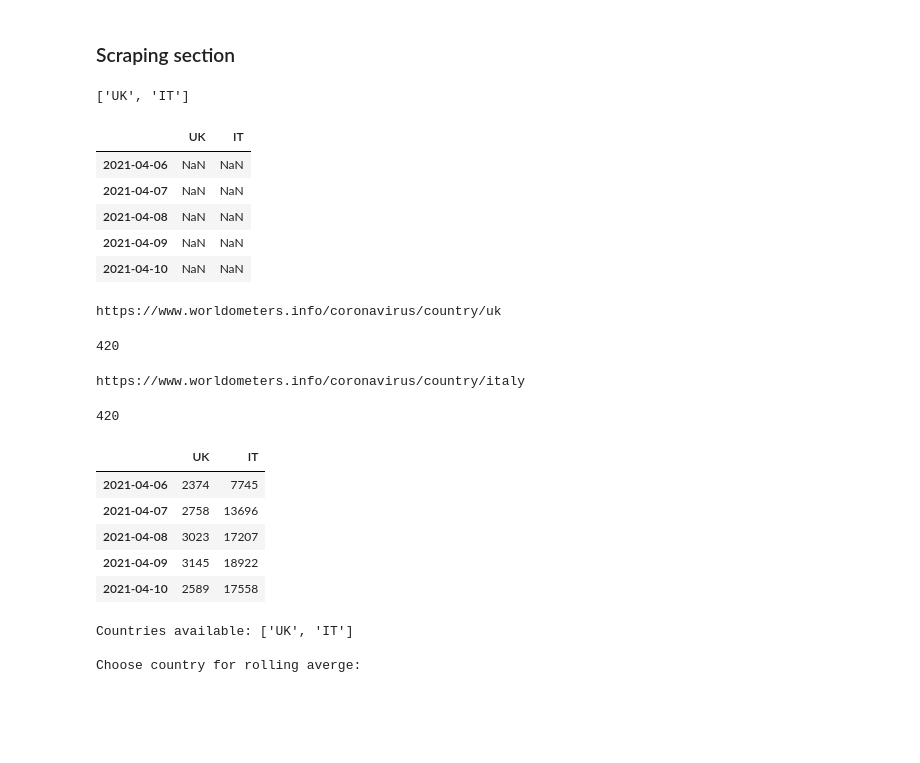
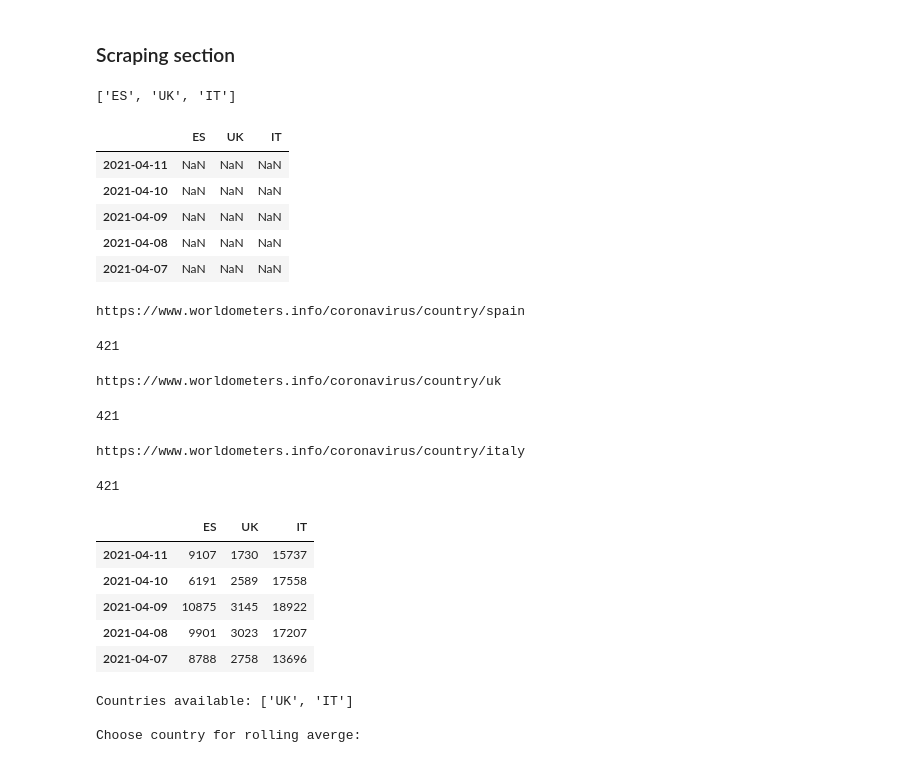
Before and after one commit to edterrell/covid_machinations, a Jupyter notebook: covid.ipynb, the cells around one changed output. Drawn from its saved outputs; the diff is of its cells as text; code cells hidden in the pictures; blank space fills up the shorter version.

```diff
--- a/covid.ipynb
+++ b/covid.ipynb
@@ -296,7 +296,7 @@ c_list
 
 # create an empty pandas df with column headers from country_dict, using the starting dates for the country as index
 country = pd.DataFrame(columns = c_list,index=c_index)
-country.tail()
+country.sort_index(ascending = False).head()
 
 base_url='https://www.worldometers.info/coronavirus/country/'
 # Here the keys are the country names and the values are the 2-letter abbreviation
@@ -313,51 +313,53 @@ for key, value in country_dict.items():
 
     # Find block of text/data near 'graph-cases-daily'
     re_graph = re.compile('graph-cases')
     dat = soup.find(text=re_graph)
 
     try:
         data = soup.find(text=re_graph).parent
     except:
         print(f'Unable to find {url}')
         print()
         break
 
     # Regex to pull out data chunk out of the larger soup like data
     myregex = re.compile (r'data:.*\]')
     mo = myregex.search(str(data))
 
     #mo.group() is a string so easy to get rid of the first entry
     country_previous_cases = mo.group().split(',')[1:]
     #print(country_previous_cases)
     previous_cases = ["0" if i == 'null' else i for i in country_previous_cases]
 
     len(previous_cases)
 
     # merge countries into the existing df and apply the function clean_up to convert strings to ints
     country[value] = previous_cases
     country[value] = country[value].apply(clean_up)
 
     time.sleep(2)
 country.clip(lower=0,inplace=True) #large negative number removed for better graphic clarity
-country.tail()
+country.sort_index(ascending = False).head()
 # %% [output]
-['UK', 'IT']
+['ES', 'UK', 'IT']
-|  | UK | IT |
-| 2021-04-06 | NaN | NaN |
-| 2021-04-07 | NaN | NaN |
-| 2021-04-08 | NaN | NaN |
-| 2021-04-09 | NaN | NaN |
-| 2021-04-10 | NaN | NaN |
+|  | ES | UK | IT |
+| 2021-04-11 | NaN | NaN | NaN |
+| 2021-04-10 | NaN | NaN | NaN |
+| 2021-04-09 | NaN | NaN | NaN |
+| 2021-04-08 | NaN | NaN | NaN |
+| 2021-04-07 | NaN | NaN | NaN |
-https://www.worldometers.info/coronavirus/country/uk
+https://www.worldometers.info/coronavirus/country/spain
-420
+421
-https://www.worldometers.info/coronavirus/country/italy
+https://www.worldometers.info/coronavirus/country/uk
-420
+421
+https://www.worldometers.info/coronavirus/country/italy
+421
-|  | UK | IT |
-| 2021-04-06 | 2374 | 7745 |
-| 2021-04-07 | 2758 | 13696 |
-| 2021-04-08 | 3023 | 17207 |
-| 2021-04-09 | 3145 | 18922 |
-| 2021-04-10 | 2589 | 17558 |
+|  | ES | UK | IT |
+| 2021-04-11 | 9107 | 1730 | 15737 |
+| 2021-04-10 | 6191 | 2589 | 17558 |
+| 2021-04-09 | 10875 | 3145 | 18922 |
+| 2021-04-08 | 9901 | 3023 | 17207 |
+| 2021-04-07 | 8788 | 2758 | 13696 |
 # %%
 # Allows user to select the country for the rolling average
 c_available = list(country.columns)
```
Also changed, not shown: parts of 16 cells of this notebook.
